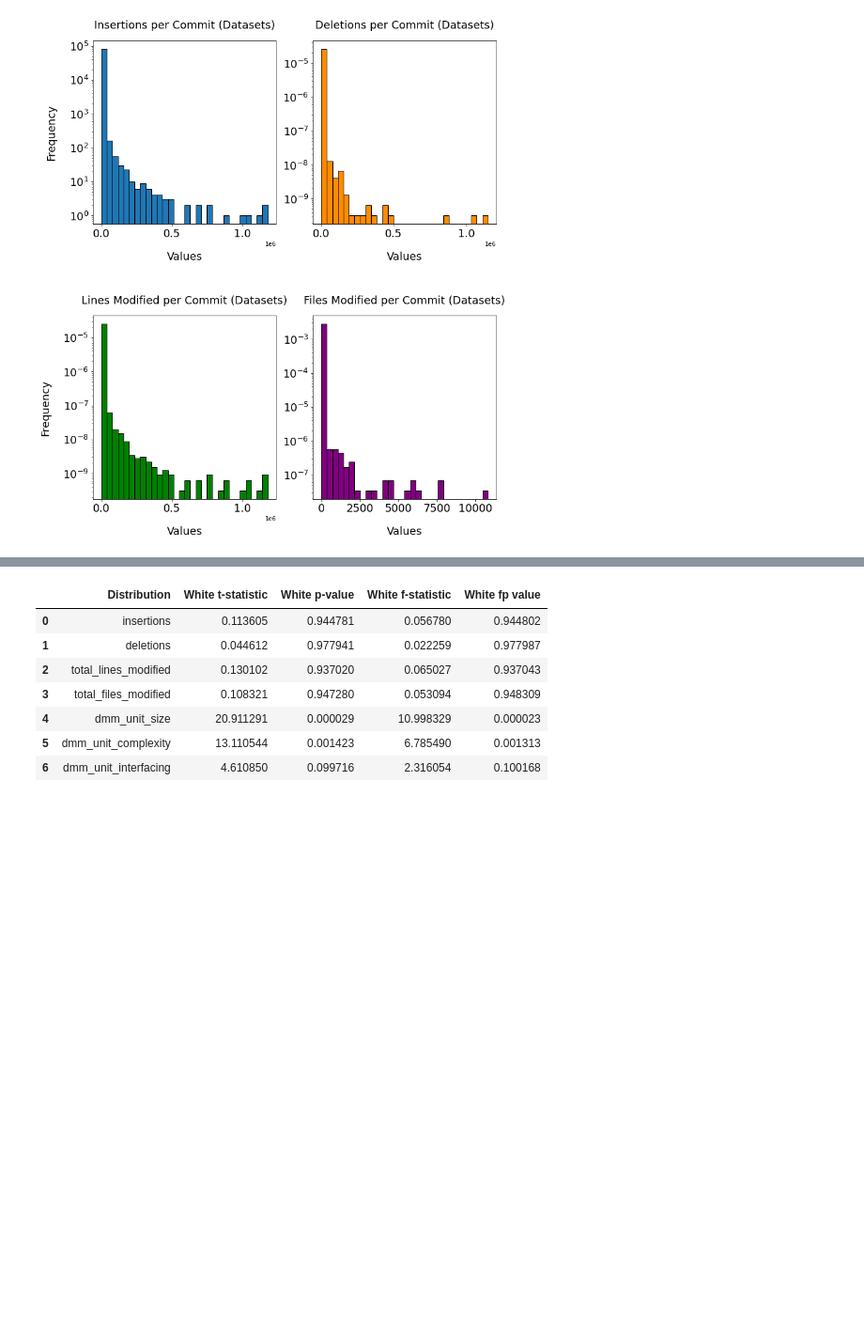
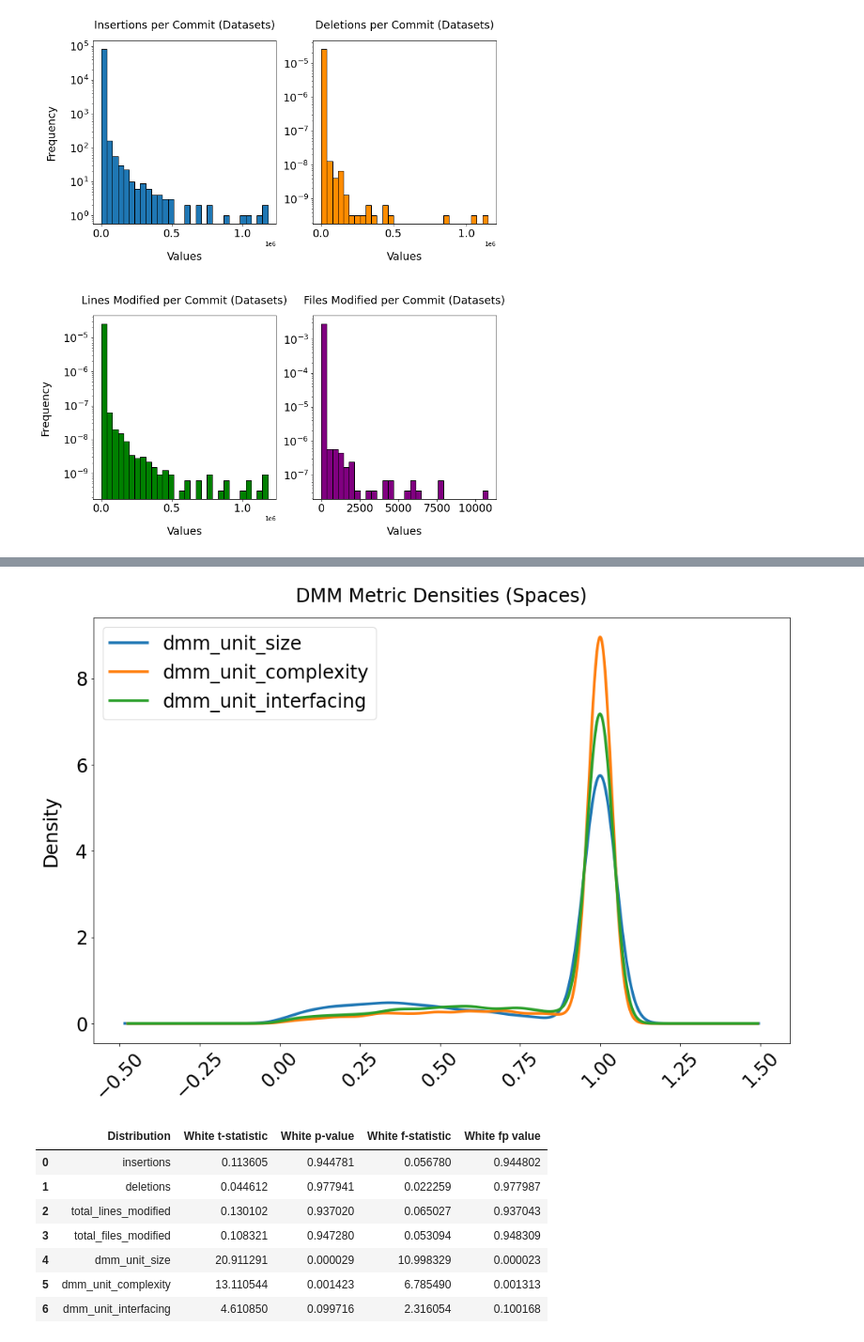
Before and after one commit to Elang89/hf-evolution, a Jupyter notebook: notebooks/statistical_comparisons.ipynb, the cells around one changed output, grey strips where cells are left out. Shown at 94% size. Drawn from its saved outputs; the diff is of its cells as text; code cells hidden in the pictures; blank space fills up the shorter version.

```diff
--- a/notebooks/statistical_comparisons.ipynb
+++ b/notebooks/statistical_comparisons.ipynb
@@ -56,6 +57,24 @@ df_file_changes_datasets = pd.read_sql_query("""SELECT
     token_count
     FROM file_changes""", conn_datasets)
 
+df_commits_spaces = pd.read_sql_query("""SELECT DISTINCT ON (commit_hash)
+    commit_timestamp, insertions, deletions,
+    total_lines_modified, total_files_modified,
+    dmm_unit_size, dmm_unit_complexity, dmm_unit_interfacing
+    FROM hf_commits""", conn_spaces, parse_dates=["commit_timestamp"], index_col="commit_timestamp")
+
+df_commits_spaces_final = df_commits_spaces[
+    ["insertions", "deletions", "total_lines_modified", "total_files_modified"]]
+
+df_file_changes_spaces = pd.read_sql_query("""SELECT
+    change_type,
+    added_lines,
+    deleted_lines,
+    nloc,
+    cyclomatic_complexity,
+    token_count
+    FROM file_changes""", conn_spaces)
+
 df_risk_models = df_commits_models.loc[
     (df_commits_models["dmm_unit_size"] >= 0) &
     (df_commits_models["dmm_unit_complexity"] >= 0) &
@@ -69,6 +88,13 @@ df_risk_datasets = df_commits_datasets.loc[
     (df_commits_datasets["dmm_unit_interfacing"] >= 0)]
 
 df_risk_datasets = df_risk_datasets[["dmm_unit_size", "dmm_unit_complexity", "dmm_unit_interfacing"]]
+
+df_risk_spaces = df_commits_spaces.loc[
+    (df_commits_spaces["dmm_unit_size"] >= 0) &
+    (df_commits_spaces["dmm_unit_complexity"] >= 0) &
+    (df_commits_spaces["dmm_unit_interfacing"] >= 0)]
+
+df_risk_spaces = df_risk_spaces[["dmm_unit_size", "dmm_unit_complexity", "dmm_unit_interfacing"]]
 # %%
 four_moments_models = calculate_four_moments(df_commits_models_final)
 four_moments_datasets = calculate_four_moments(df_commits_datasets_final)
@@ -231,4 +327,21 @@ ax.legend(fontsize=fontsize)
 [figure]
+# %%
+fontsize = 24
+pad = 20
+
+fig, ax = plt.subplots(nrows=1, ncols=1, figsize=(16, 10))
+plt.subplots_adjust(hspace=0.5)
+
+ax.set_title("DMM Metric Densities (Spaces)", size=fontsize, pad=pad)
+ax.set_ylabel("Density", size=fontsize, labelpad=pad)
+ax.tick_params(axis="both", labelsize=fontsize)
+df_risk_spaces.plot.density(ax=ax, linewidth=3.5)
+ax.tick_params(axis="x", rotation=45)
+ax.legend(fontsize=fontsize)
+
+fig.savefig("plots/RQ3/RQ3_DMMSPaces.pdf", dpi=800, bbox_inches = "tight")
+# %% [output]
+[figure, added]
 # %%
 white_df_models = white_normal(df_commits_models)
 white_df_models
```
Also changed, not shown: parts of 11 cells of this notebook, 29 other files.
